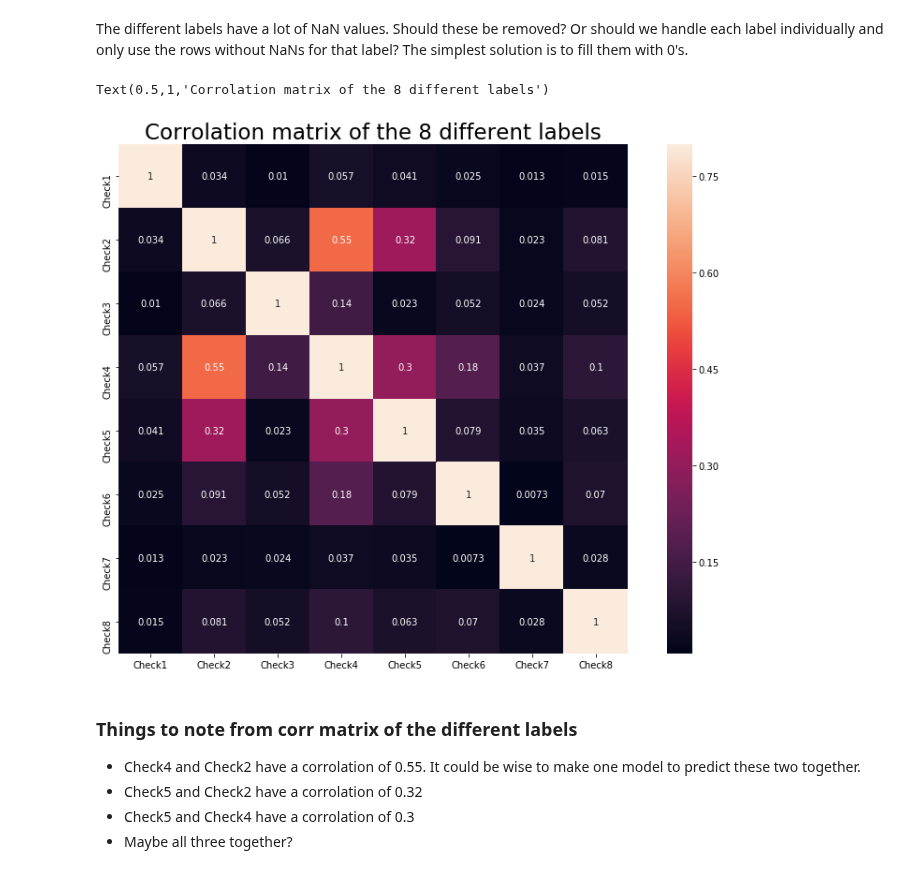
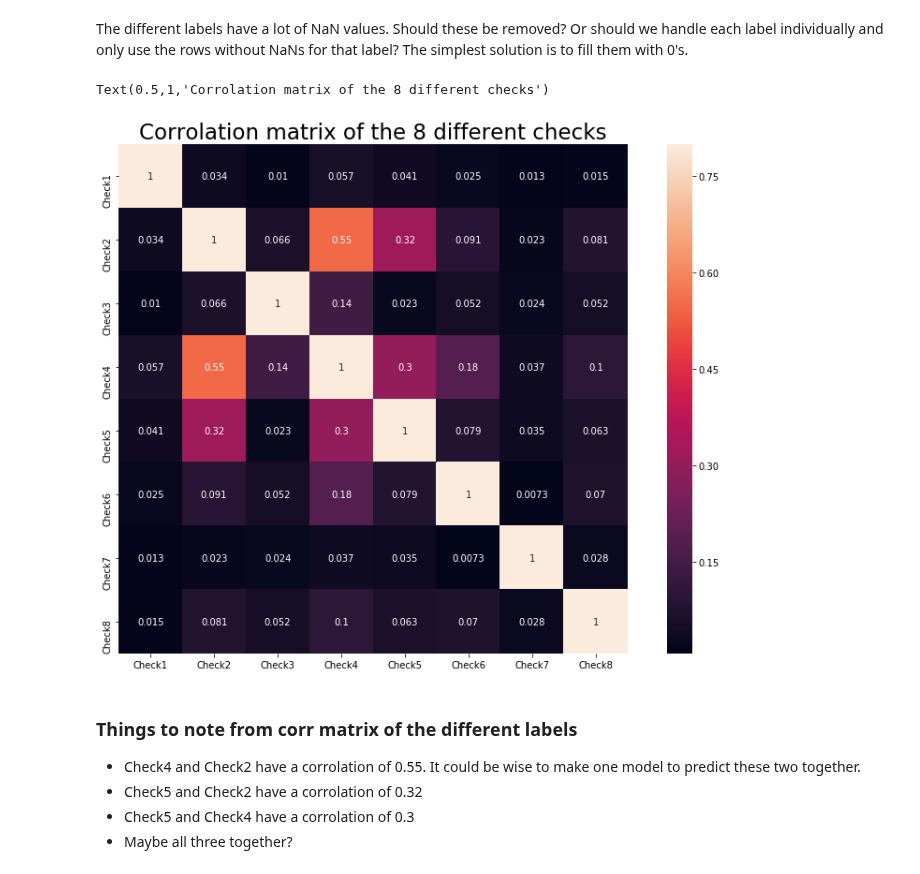
Before and after one commit to yohannjs/AML-2019, a Jupyter notebook: Challenges/5_Anomaly/eivind_anomaly.ipynb, the cells around one changed output. Drawn from its saved outputs; the diff is of its cells as text; code cells hidden in the pictures.

```diff
--- a/Challenges/5_Anomaly/eivind_anomaly.ipynb
+++ b/Challenges/5_Anomaly/eivind_anomaly.ipynb
@@ -105,13 +66,13 @@ The different labels have a lot of NaN values. Should these be removed? Or shoul
 # %%
 #sns.set(font_scale=1.3)
 
 corr_matrix_anomalies = anomaliesDF.corr()
 figure, ax = plt.subplots(figsize=(15,10))
 ax = sns.heatmap(corr_matrix_anomalies, vmax=0.8, annot=True, square=True)
-plt.title('Corrolation matrix of the 8 different labels', fontsize=23)
+plt.title('Corrolation matrix of the 8 different checks', fontsize=23)
 # %% [output]
-Text(0.5,1,'Corrolation matrix of the 8 different labels')
+Text(0.5,1,'Corrolation matrix of the 8 different checks')
-[figure, old version]
+[figure, new version]
 # %% [markdown]
 ### Things to note from corr matrix of the different labels
 - Check4 and Check2 have a corrolation of 0.55. It could be wise to make one model to predict these two together.
```
Also changed, not shown: parts of 23 cells of this notebook, 2 other files.
